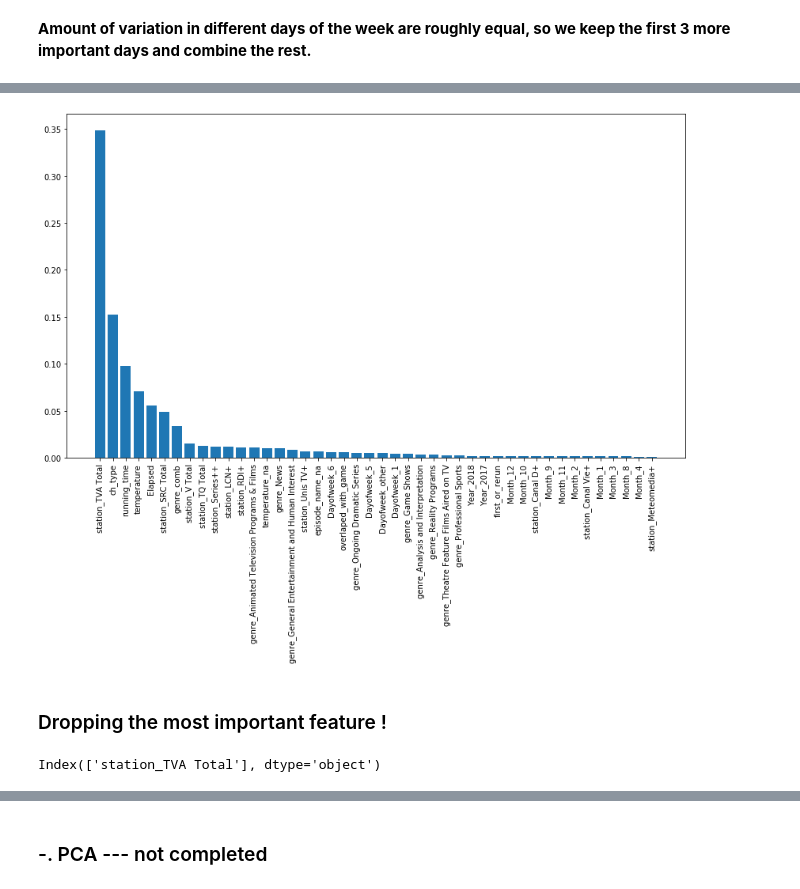
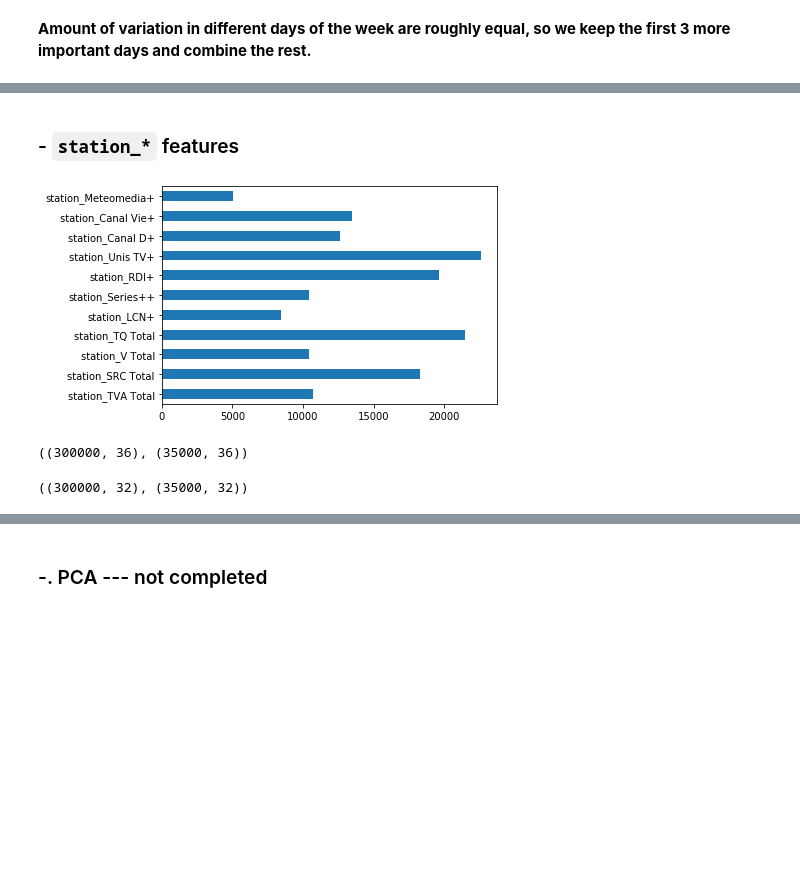
Before and after one commit to Carbonrun/YapAiTek_Challenge, a Jupyter notebook: 2.3_FE_Dim-Reduction.ipynb, the cells around one changed output, grey strips where cells are left out. Saved outputs shown, nothing was run; the diff lists cells and outputs as text; code cells hidden in the pictures; blank space fills up the shorter version.

```diff
--- a/2.3_FE_Dim-Reduction.ipynb
+++ b/2.3_FE_Dim-Reduction.ipynb
@@ -430,10 +476,0 @@ Wall time: 1min 26s
-# %%
-plot_feature_importance(rf.feature_importances_, X_train_genre.columns)
-# %% [output]
-[figure, removed]
-# %% [markdown]
-### Dropping the most important feature !
-# %%
-X_train_genre.columns[:1]
-# %% [output]
-Index(['station_TVA Total'], dtype='object')
@@ -439,0 +480,7 @@ Index(['station_TVA Total'], dtype='object')
+# %% [markdown]
+### - `station_*` features
+# %%
+X_train[col_stations].sum().plot(kind='barh')
+plt.show()
+# %% [output]
+[figure, added]
@@ -439,0 +490,7 @@ Index(['station_TVA Total'], dtype='object')
+# %%
+X_train_station = X_train_genre.copy()
+X_test_station = X_test_genre.copy()
+
+X_train_station.shape, X_test_station.shape
+# %% [output]
+((300000, 36), (35000, 36))
@@ -440,3 +502,13 @@ Index(['station_TVA Total'], dtype='object')
+# %%
+X_train_station['station_comb'] = X_train_station.apply(lambda x: combine_stations(x, col_stations_comb), axis=1)
+X_test_station['station_comb'] = X_test_station.apply(lambda x: combine_stations(x, col_stations_comb), axis=1)
+
+X_train_station.drop(columns=col_stations_comb, inplace=True)
+X_test_station.drop(columns=col_stations_comb, inplace=True)
+
+X_train_station.shape, X_test_station.shape
+# %% [output]
+((300000, 32), (35000, 32))
 # %%
 %%time
 
```
Also changed, not shown: parts of 76 cells of this notebook, 1 other file.
